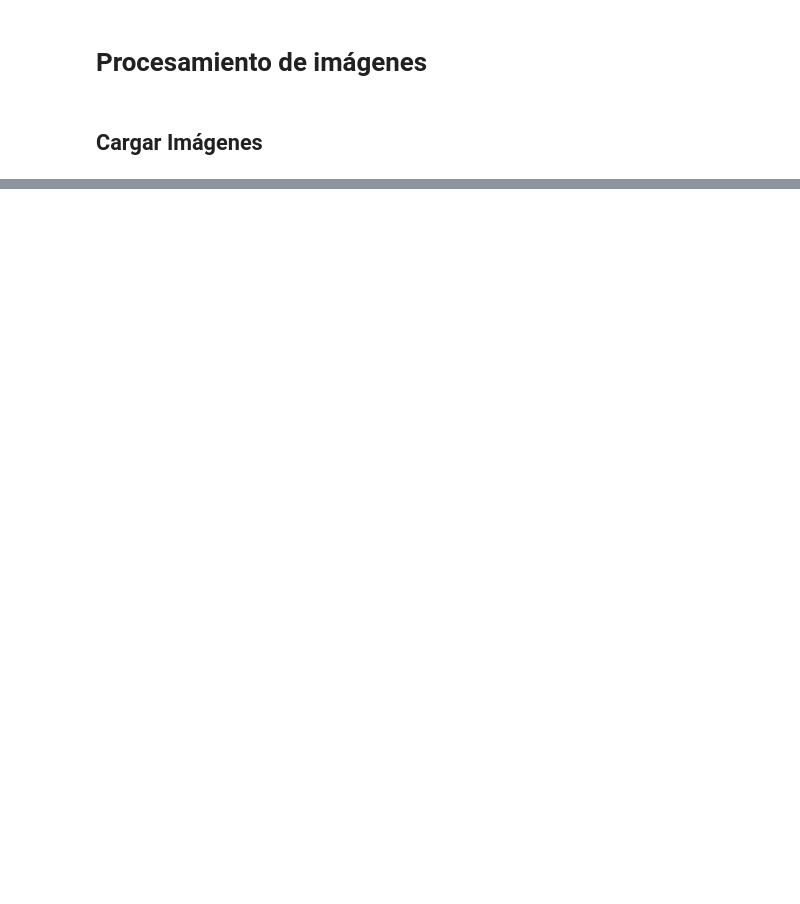
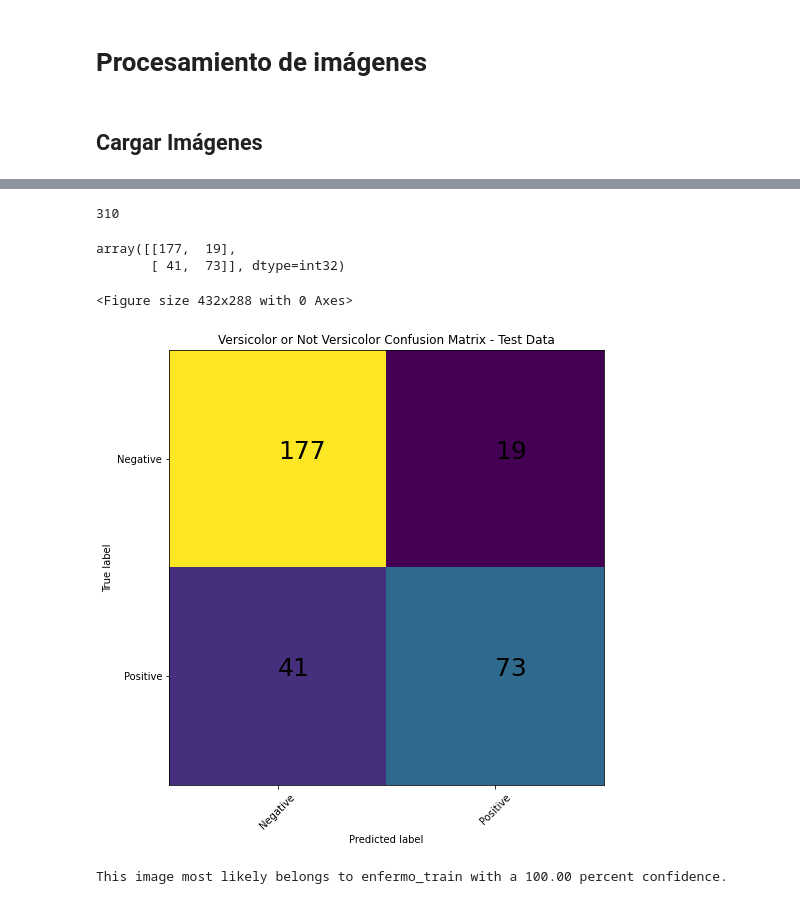
Before and after one commit to dvergarap13/Analisis-numero, a Jupyter notebook: Procesamiento.ipynb, the cells around one changed output, grey strips where cells are left out. Cells and saved outputs as stored; diff of their text form; code cells hidden in the pictures; blank space fills up the shorter version.

```diff
--- a/Procesamiento.ipynb
+++ b/Procesamiento.ipynb
@@ -62,0 +214,20 @@ for i in range(len(x_test)):
+# %%
+pred=np.round(predictions).astype(np.int32)
+pred=tf.convert_to_tensor(pred)
+# %%
+y=[]
+for i,j in test.as_numpy_iterator():
+  for a in j:
+    y.append(a)
+# %%
+y=np.array(y)
+y=tf.convert_to_tensor(y)
+# %% [output]
+310
+# %%
+matriz=tf.math.confusion_matrix(y,pred)
+matriz=np.array(matriz)
+matriz
+# %% [output]
+array([[177,  19],
+       [ 41,  73]], dtype=int32)
@@ -62,0 +236,29 @@ for i in range(len(x_test)):
+# %%
+plt.clf()
+plt.figure(figsize=(12,8))
+plt.imshow(matriz)
+classNames = ['Negative','Positive']
+plt.title('Versicolor or Not Versicolor Confusion Matrix - Test Data')
+plt.ylabel('True label')
+plt.xlabel('Predicted label')
+tick_marks = np.arange(len(classNames))
+plt.xticks(tick_marks, classNames, rotation=45)
+plt.yticks(tick_marks, classNames)
+s = [['TN','FP'], ['FN', 'TP']]
+for i in range(2):
+    for j in range(2):
+        plt.text(j,i, str(matriz[i][j]),fontsize=25)
+plt.show()
+# %% [output]
+<Figure size 432x288 with 0 Axes>
+[figure, added]
+# %%
+predictions = model.predict(test)
+score = tf.nn.softmax(predictions[0])
+
+print(
+    "This image most likely belongs to {} with a {:.2f} percent confidence."
+    .format(clases[np.argmax(score)], 100 * np.max(score))
+)
+# %% [output]
+This image most likely belongs to enfermo_train with a 100.00 percent confidence.
```
Also changed, not shown: parts of 30 cells of this notebook.
